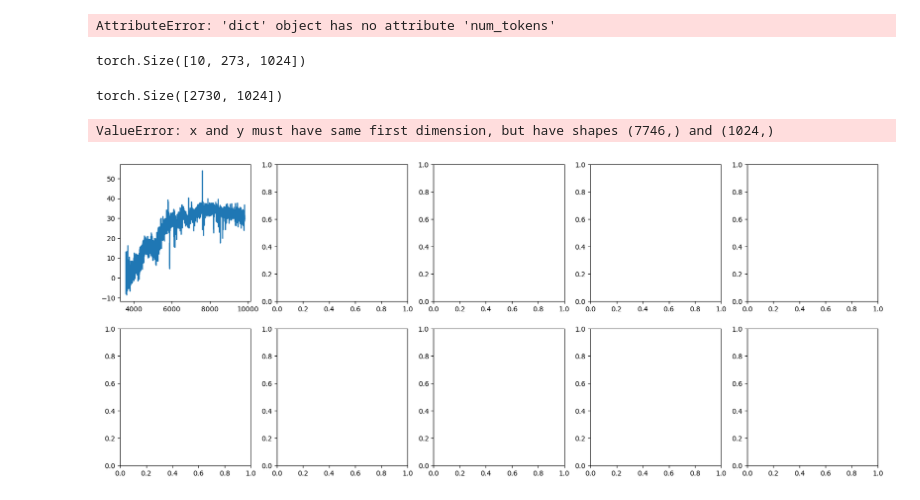
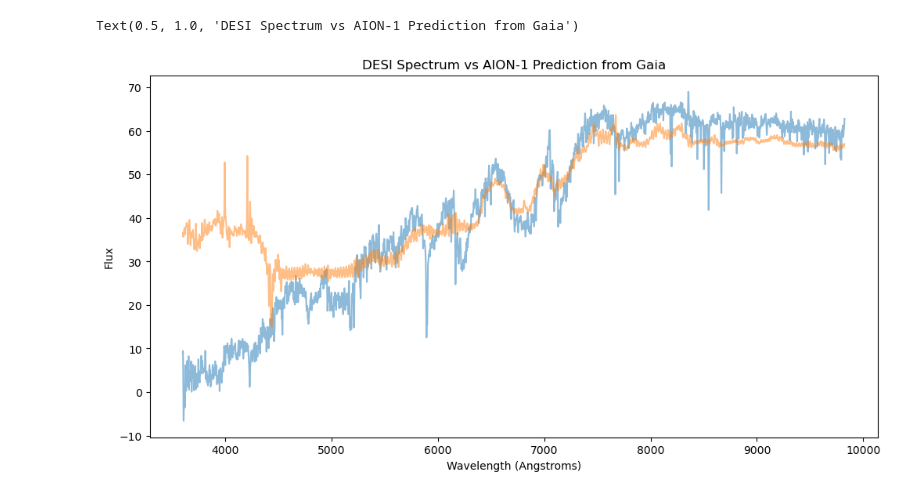
Before and after one commit to ashodkh/AION, a Jupyter notebook: notebooks/StellarPropTutorial.ipynb, the cells around one changed output. Cells and saved outputs as stored; diff of their text form; code cells hidden in the pictures.

```diff
--- a/notebooks/StellarPropTutorial.ipynb
+++ b/notebooks/StellarPropTutorial.ipynb
@@ -72,32 +85,35 @@ torch.set_grad_enabled(False)
 # Importing model
 model = AION.from_pretrained("polymathic-ai/aion-base").to("cuda").eval()
 # %%
-preds = model(
+# Get logits output from the model
+logits = model(
     tokens,
-    target_mask
+    target_modality=DESISpectrum
 )
-# %% [output]
-AttributeError: 'dict' object has no attribute 'num_tokens'
 # %%
-preds['tok_spectrum_desi'].shape
+# Get the token key for the DESI spectrum
+token_key = DESISpectrum.token_key
+
+# Get the predicted token by taking the argmax of the logits
+pred_token = {token_key: logits[token_key].softmax(dim=-1).argmax(dim=-1)} # B x tokens
-# %% [output]
-torch.Size([10, 273, 1024])
 # %%
-logits['tok_spectrum_desi'].shape
+# Use the codec manager to decode the predicted tokens
+pred_spectra = codec_manager.decode(pred_token, DESISpectrum, wavelength=torch.tensor(wavelength.astype(np.float32)).cuda())
+pred_flux = pred_spectra.flux.cpu().numpy()
-# %% [output]
-torch.Size([2730, 1024])
 # %%
-# Now, for each of our Gaia low-res spectra, let's compare the prediction with the high-resolution DESI spectrum.
+from scipy.ndimage import gaussian_filter1d
 
-fig, ax = plt.subplots(2, 5, figsize=(20, 8))
+w = wavelength[~mask]
+desi_spectrum = spectra[~mask]
+pred_spectrum = pred_flux[~mask]
 
-for i in range(10):
-    lam = wavelength[i][~mask[i]]
-    desi_spectra = spectra[i][~mask[i]]
-    pred_spectra = preds["tok_spectrum_desi"][i].cpu().numpy()
-
-    ax[0, i].plot(lam, desi_spectra, label="DESI")
-    ax[0, i].plot(lam, pred_spectra, label="AION-1")
+# Plot the spectra
+plt.figure(figsize=(12, 6))
+plt.plot(w, gaussian_filter1d(desi_spectrum, 2), label="DESI Spectrum", alpha=0.5)
+plt.plot(w, gaussian_filter1d(pred_spectrum, 2), label="AION Prediction", alpha=0.5)
+plt.xlabel("Wavelength (Angstroms)")
+plt.ylabel("Flux")
+plt.title("DESI Spectrum vs AION-1 Prediction from Gaia")
 # %% [output]
-ValueError: x and y must have same first dimension, but have shapes (7746,) and (1024,)
+Text(0.5, 1.0, 'DESI Spectrum vs AION-1 Prediction from Gaia')
-[figure, old version]
+[figure, new version]
```
Also changed, not shown: parts of 17 cells of this notebook.
